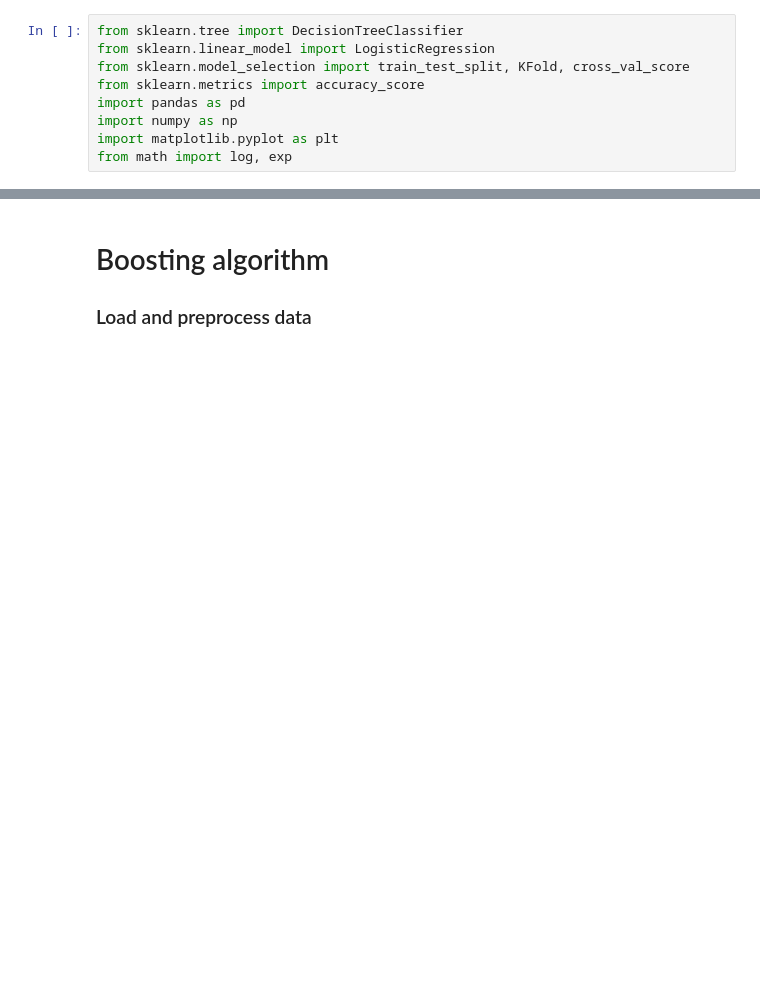
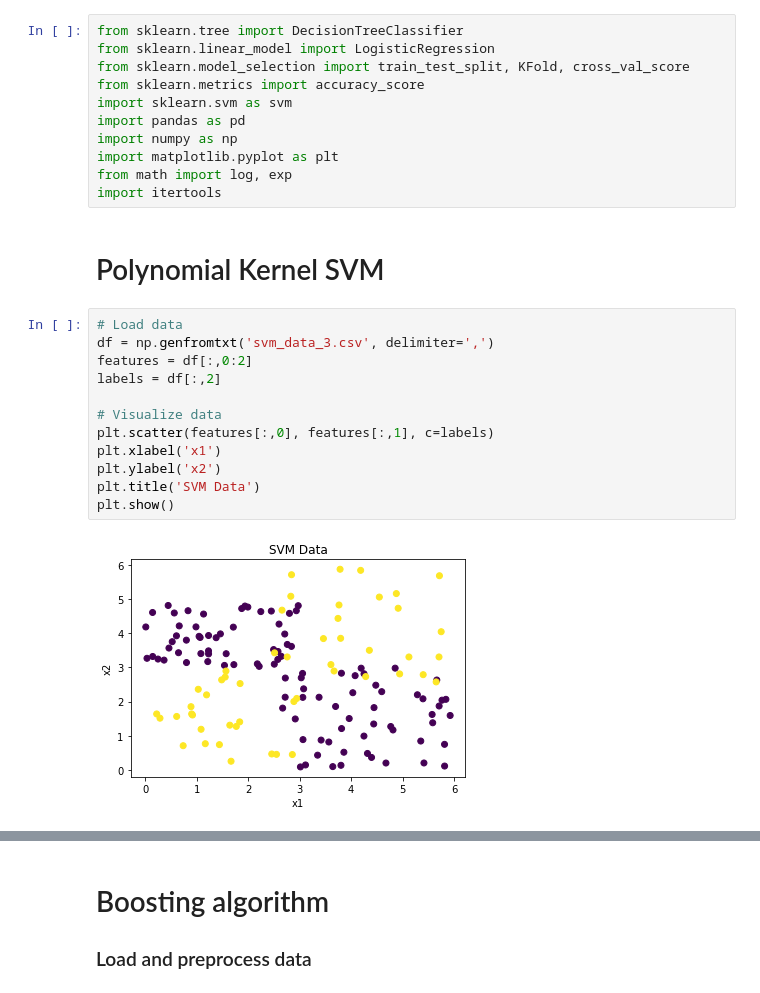
Before and after one commit to ivalencius/Machine_learning_INF264, a Jupyter notebook: Homework/5/boosting.ipynb, the cells around one changed output, grey strips where cells are left out. Cells and saved outputs as stored; diff of their text form; blank space fills up the shorter version.

```diff
--- a/Homework/5/boosting.ipynb
+++ b/Homework/5/boosting.ipynb
@@ -3,7 +3,25 @@ from sklearn.tree import DecisionTreeClassifier
 from sklearn.linear_model import LogisticRegression
 from sklearn.model_selection import train_test_split, KFold, cross_val_score
 from sklearn.metrics import accuracy_score
+import sklearn.svm as svm
 import pandas as pd
 import numpy as np
 import matplotlib.pyplot as plt
 from math import log, exp
+import itertools
+# %% [markdown]
+# Polynomial Kernel SVM
+# %%
+# Load data
+df = np.genfromtxt('svm_data_3.csv', delimiter=',')
+features = df[:,0:2]
+labels = df[:,2]
+
+# Visualize data
+plt.scatter(features[:,0], features[:,1], c=labels)
+plt.xlabel('x1')
+plt.ylabel('x2')
+plt.title('SVM Data')
+plt.show()
+# %% [output]
+[figure, added]
```
Also changed, not shown: parts of 3 cells of this notebook.
